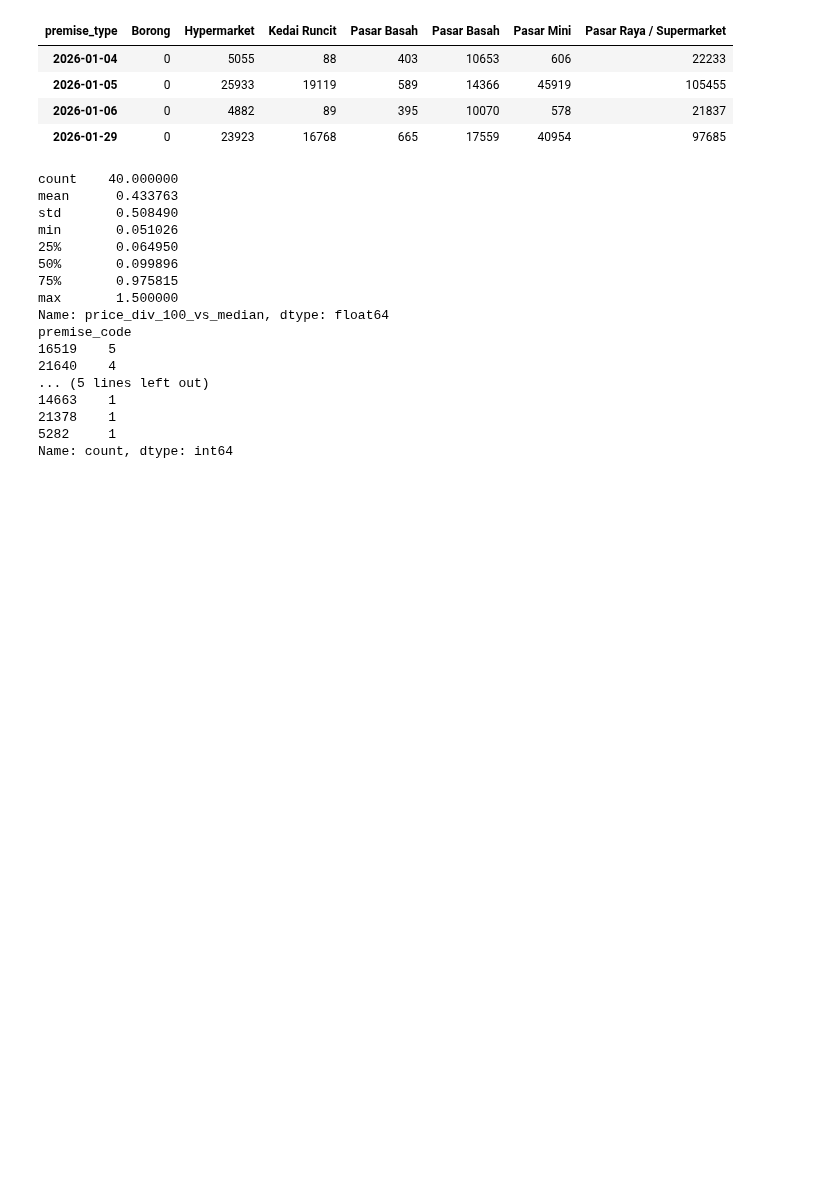
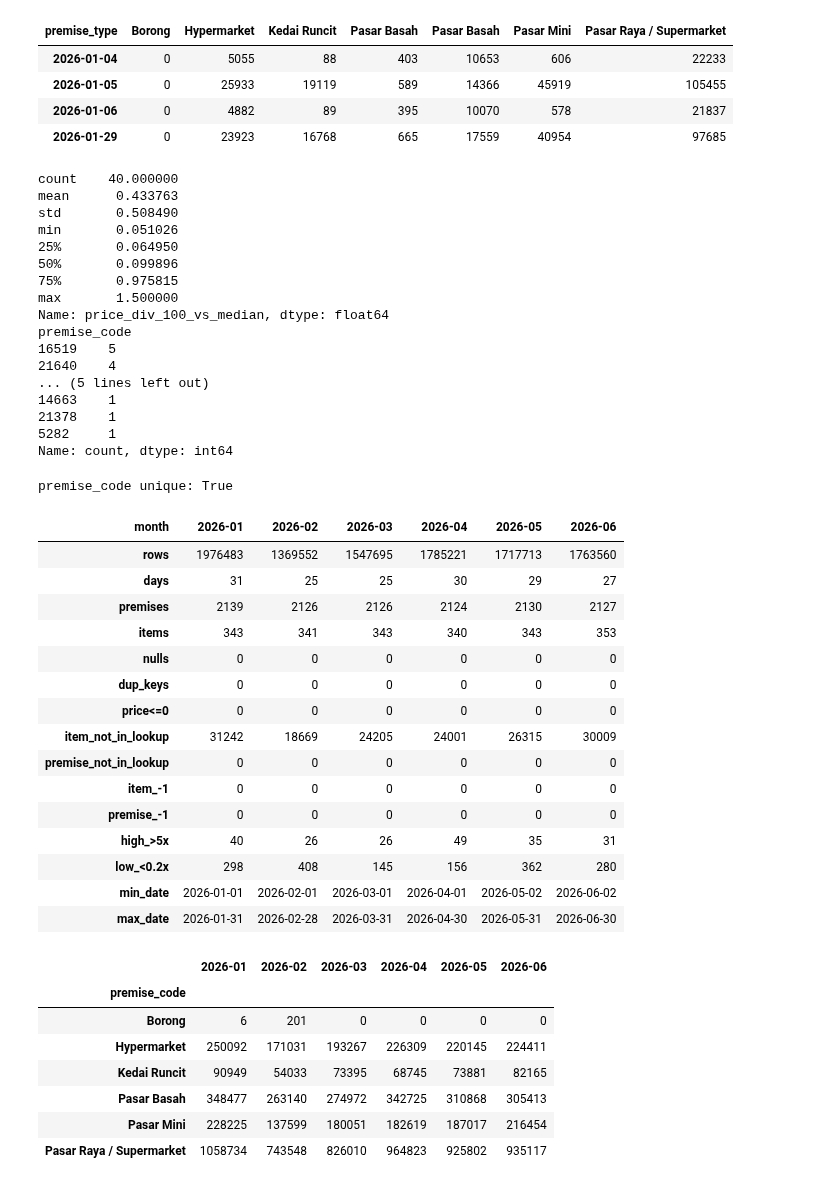
Before and after one commit to khairulikhwan-git/malaysia-staple-prices, a Jupyter notebook: notebooks/01_explore.ipynb, the cells around one changed output. Drawn from its saved outputs; the diff is of its cells as text; code cells hidden in the pictures; blank space fills up the shorter version.

Commit message:
Add six-month quality checks

```diff
--- a/notebooks/01_explore.ipynb
+++ b/notebooks/01_explore.ipynb
@@ -199,3 +199,71 @@ premise_code
 21378    1
 5282     1
 Name: count, dtype: int64
+# %%
+from pathlib import Path
+import pandas as pd
+
+raw = Path("../data/raw")
+item = pd.read_parquet(raw / "lookup_item.parquet")
+premise = pd.read_parquet(raw / "lookup_premise.parquet")
+premise["premise_type"] = premise["premise_type"].str.strip()
+print("premise_code unique:", premise["premise_code"].is_unique)
+
+item_codes = set(item["item_code"])
+premise_codes = set(premise["premise_code"])
+ptype = premise.set_index("premise_code")["premise_type"]
+
+rows, type_counts = [], {}
+for m in range(1, 7):
+    label = f"2026-{m:02d}"
+    df = pd.read_parquet(raw / f"pricecatcher_{label}.parquet")
+    ratio = df["price"] / df.groupby("item_code")["price"].transform("median")
+    rows.append({
+        "month": label,
+        "rows": len(df),
+        "days": df["date"].nunique(),
+        "premises": df["premise_code"].nunique(),
+        "items": df["item_code"].nunique(),
+        "nulls": int(df.isna().sum().sum()),
+        "dup_keys": int(df.duplicated(["date", "premise_code", "item_code"]).sum()),
+        "price<=0": int((df["price"] <= 0).sum()),
+        "item_not_in_lookup": int((~df["item_code"].isin(item_codes)).sum()),
+        "premise_not_in_lookup": int((~df["premise_code"].isin(premise_codes)).sum()),
+        "item_-1": int((df["item_code"] == -1).sum()),
+        "premise_-1": int((df["premise_code"] == -1).sum()),
+        "high_>5x": int((ratio > 5).sum()),
+        "low_<0.2x": int((ratio < 0.2).sum()),
+        "min_date": df["date"].min(),
+        "max_date": df["date"].max(),
+    })
+    type_counts[label] = df["premise_code"].map(ptype).fillna("unmatched").value_counts()
+    del df
+
+display(pd.DataFrame(rows).set_index("month").T)
+display(pd.DataFrame(type_counts).fillna(0).astype(int))
+# %% [output]
+premise_code unique: True
+| month | 2026-01 | 2026-02 | 2026-03 | 2026-04 | 2026-05 | 2026-06 |
+| rows | 1976483 | 1369552 | 1547695 | 1785221 | 1717713 | 1763560 |
+| days | 31 | 25 | 25 | 30 | 29 | 27 |
+| premises | 2139 | 2126 | 2126 | 2124 | 2130 | 2127 |
+| items | 343 | 341 | 343 | 340 | 343 | 353 |
+| nulls | 0 | 0 | 0 | 0 | 0 | 0 |
+| dup_keys | 0 | 0 | 0 | 0 | 0 | 0 |
+| price<=0 | 0 | 0 | 0 | 0 | 0 | 0 |
+| item_not_in_lookup | 31242 | 18669 | 24205 | 24001 | 26315 | 30009 |
+| premise_not_in_lookup | 0 | 0 | 0 | 0 | 0 | 0 |
+| item_-1 | 0 | 0 | 0 | 0 | 0 | 0 |
+| premise_-1 | 0 | 0 | 0 | 0 | 0 | 0 |
+| high_>5x | 40 | 26 | 26 | 49 | 35 | 31 |
+| low_<0.2x | 298 | 408 | 145 | 156 | 362 | 280 |
+| min_date | 2026-01-01 | 2026-02-01 | 2026-03-01 | 2026-04-01 | 2026-05-02 | 2026-06-02 |
+| max_date | 2026-01-31 | 2026-02-28 | 2026-03-31 | 2026-04-30 | 2026-05-31 | 2026-06-30 |
+|  | 2026-01 | 2026-02 | 2026-03 | 2026-04 | 2026-05 | 2026-06 |
+| premise_code |  |  |  |  |  |  |
+| Borong | 6 | 201 | 0 | 0 | 0 | 0 |
+| Hypermarket | 250092 | 171031 | 193267 | 226309 | 220145 | 224411 |
+| Kedai Runcit | 90949 | 54033 | 73395 | 68745 | 73881 | 82165 |
+| Pasar Basah | 348477 | 263140 | 274972 | 342725 | 310868 | 305413 |
+| Pasar Mini | 228225 | 137599 | 180051 | 182619 | 187017 | 216454 |
+| Pasar Raya / Supermarket | 1058734 | 743548 | 826010 | 964823 | 925802 | 935117 |
```
Also changed, not shown: parts of 1 cell of this notebook.
